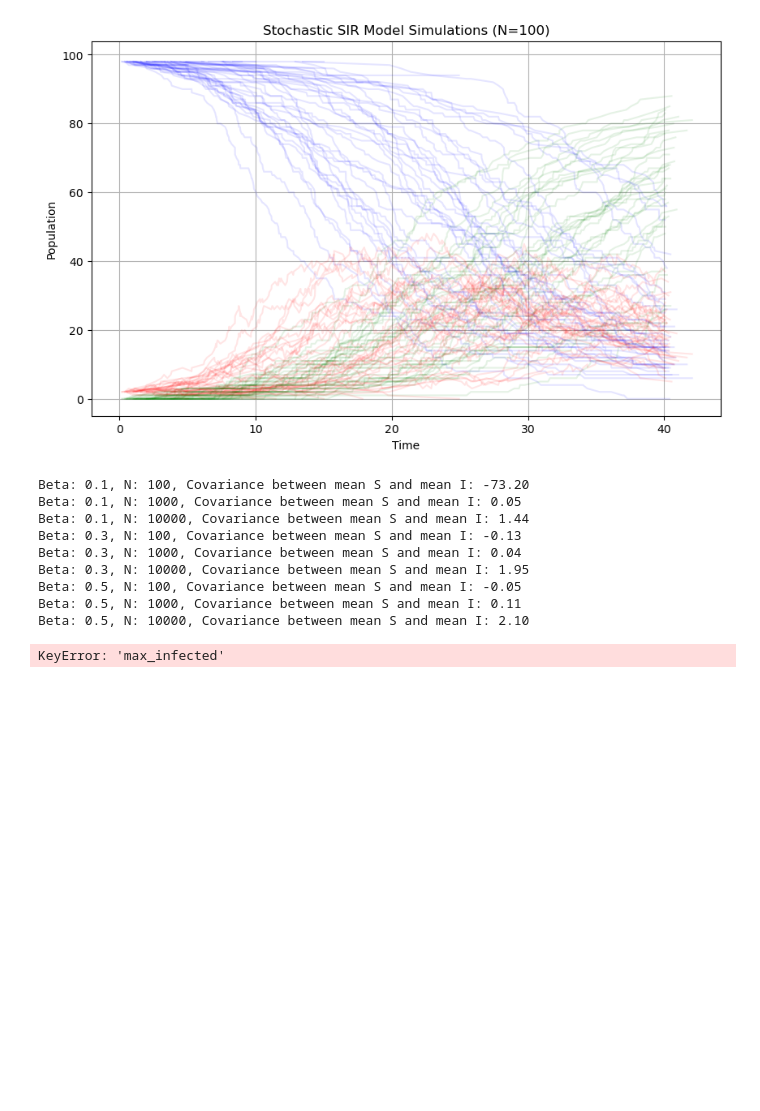
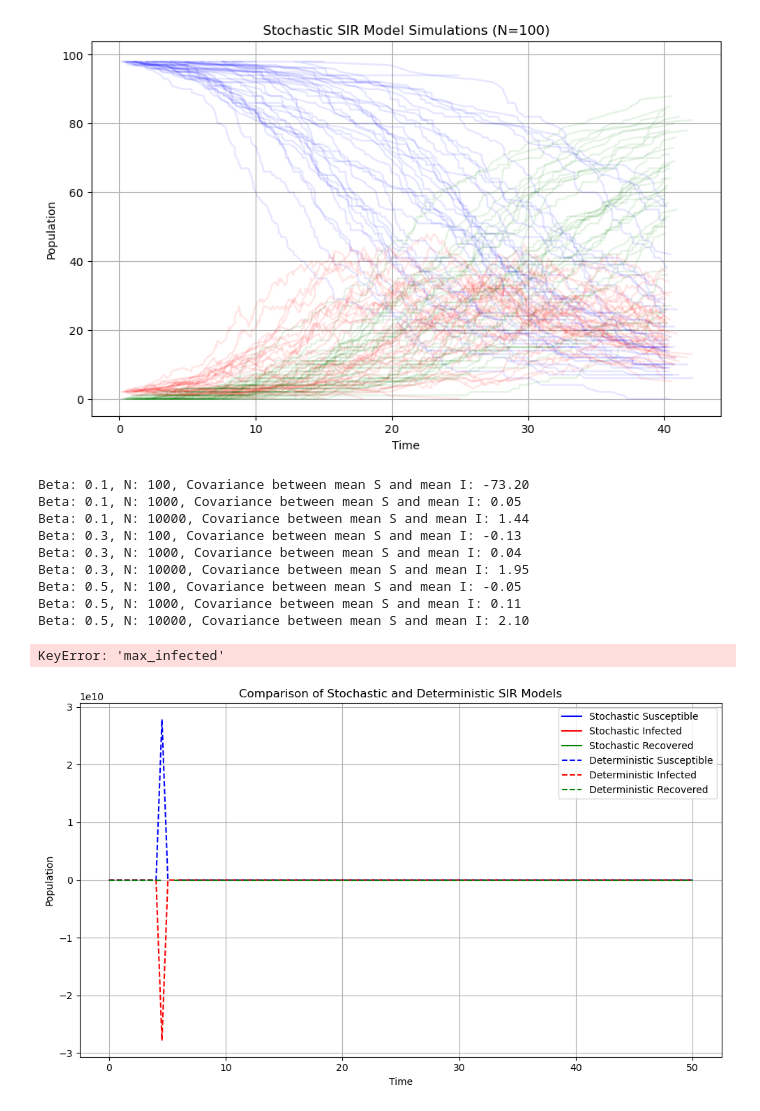
Before and after one commit to kshnva/Intro-CLS-Assignment-2, a Jupyter notebook: Assignment2CLS.ipynb, the cells around one changed output. Saved outputs shown, nothing was run; the diff lists cells and outputs as text; code cells hidden in the pictures; blank space fills up the shorter version.

```diff
--- a/Assignment2CLS.ipynb
+++ b/Assignment2CLS.ipynb
@@ -320,3 +327,48 @@ results = analyze_transients()
 plot_transients(results)
 # %% [output]
 KeyError: 'max_infected'
+# %%
+def compare_stochastic_deterministic_SIR():
+    params = {
+        'beta': 0.3,  # Adjusted beta
+        'gamma': 0.1,
+        'mu': 0.02/365
+    }
+    initial_stoch = {
+        'X': 9999,
+        'Y': 1,
+        'Z': 0
+    }
+    initial_det = [9999, 1, 0]
+
+    end_time = 50  # end of simulation time span starting at 0
+
+    # Run stochastic simulation
+    stoch_results = SIR_stoch(params, initial_stoch, end_time)
+
+    # Prepare time points for deterministic model
+    time_points = np.linspace(0, end_time, 100)
+
+    # Run deterministic model
+    det_results = odeint(SIR_deterministic, initial_det, time_points, args=(params['beta'], params['gamma'],params['mu']))
+
+    # Plotting the results
+    plt.figure(figsize=(10, 6))
+    plt.plot(stoch_results['time'], stoch_results['X'], label='Stochastic Susceptible', color='blue', linestyle='-')
+    plt.plot(stoch_results['time'], stoch_results['Y'], label='Stochastic Infected', color='red', linestyle='-')
+    plt.plot(stoch_results['time'], stoch_results['Z'], label='Stochastic Recovered', color='green', linestyle='-')
+
+    plt.plot(time_points, det_results[:, 0], label='Deterministic Susceptible', color='blue', linestyle='--')
+    plt.plot(time_points, det_results[:, 1], label='Deterministic Infected', color='red', linestyle='--')
+    plt.plot(time_points, det_results[:, 2], label='Deterministic Recovered', color='green', linestyle='--')
+
+    plt.xlabel('Time')
+    plt.ylabel('Population')
+    plt.title('Comparison of Stochastic and Deterministic SIR Models')
+    plt.legend()
+    plt.grid()
+    plt.tight_layout()
+    plt.show()
+compare_stochastic_deterministic_SIR()
+# %% [output]
+[figure, added]
```
Also changed, not shown: parts of 9 cells of this notebook.
